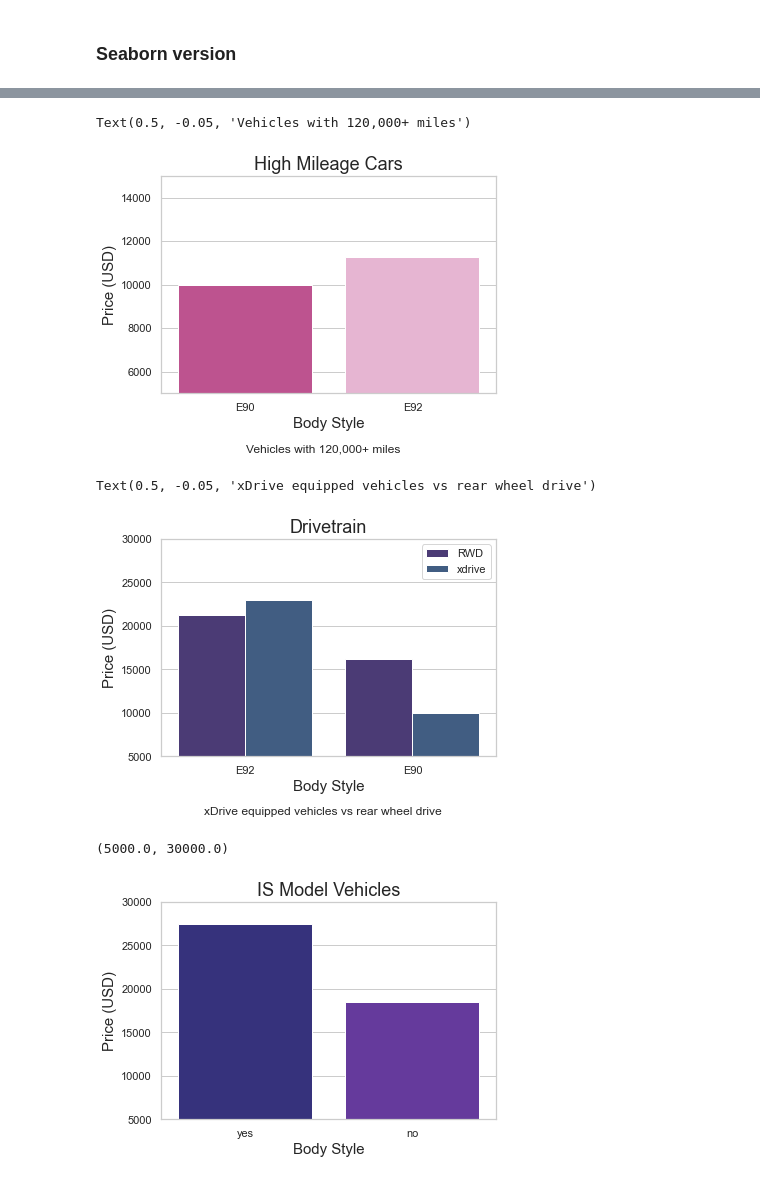
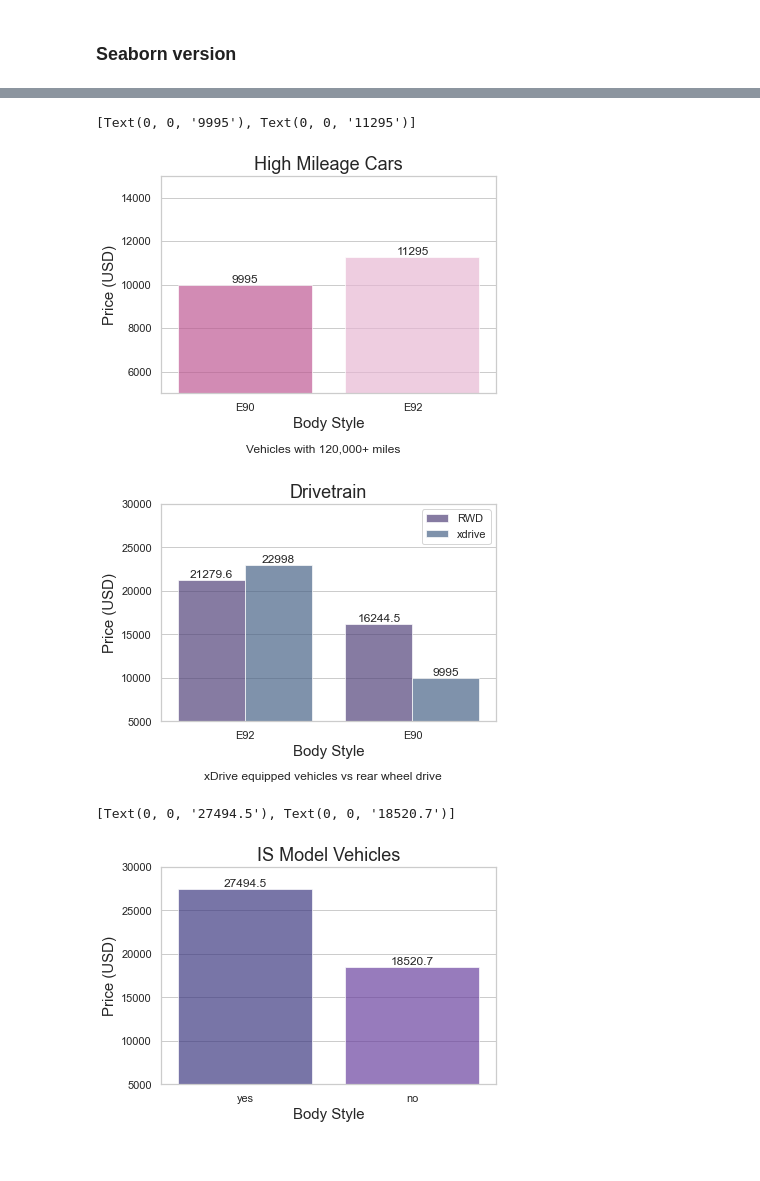
Before and after one commit to MarioRashadHUB/BMW-Price-Analysis, a Jupyter notebook: eda.ipynb, the cells around one changed output, grey strips where cells are left out. Cells and saved outputs as stored; diff of their text form; code cells hidden in the pictures.

Commit message:
updated charts

```diff
--- a/eda.ipynb
+++ b/eda.ipynb
@@ -275,7 +281,7 @@ df_high_miles = df[df['high_mileage'] == 'yes']
 
 sns.set_palette("PiYG")
 
-high_miles_graph = sns.barplot(data=df_high_miles, x='body_style', y='Price', ci = None)
+high_miles_graph = sns.barplot(data=df_high_miles, x='body_style', y='Price', ci = None, alpha=0.67)
 
 high_miles_graph.set_xlabel("Body Style", fontsize = 15)
 
@@ -286,15 +292,17 @@ high_miles_graph.set_title("High Mileage Cars", fontsize = 18)
 high_miles_graph.set_ylim(5000, 15000)
 
 plt.suptitle("Vehicles with 120,000+ miles", fontsize=12, y=-0.05)
+
+high_miles_graph.bar_label(high_miles_graph.containers[0])
 # %% [output]
-Text(0.5, -0.05, 'Vehicles with 120,000+ miles')
+[Text(0, 0, '9995'), Text(0, 0, '11295')]
-[figure, old version]
+[figure, new version]
 # %%
 sns.set_palette("viridis")
 
 
 drivetrain_graph = sns.barplot(data=df,x='body_style', y='Price',
-                               hue='xdrive_yn', ci=None)
+                               hue='xdrive_yn', ci=None, alpha=0.67)
 
 drivetrain_graph.set_xlabel("Body Style", fontsize = 15)
 
@@ -308,23 +316,26 @@ drivetrain_graph.legend(labels=['RWD',
 drivetrain_graph.set_ylim(5000, 30000)
 
 plt.suptitle("xDrive equipped vehicles vs rear wheel drive", fontsize=12, y=-0.05)
+
+for container in drivetrain_graph.containers:
+    drivetrain_graph.bar_label(container)
 # %% [output]
-Text(0.5, -0.05, 'xDrive equipped vehicles vs rear wheel drive')
-[figure, old version]
+[figure, new version]
 # %%
 sns.set_palette("CMRmap")
 
-
-ismodel_graph = sns.barplot(data = df, x='is_model_yn', y='Price', ci = None)
+ismodel_graph = sns.barplot(data = df, x='is_model_yn', y='Price', ci = None, alpha=0.67)
 
 ismodel_graph.set_xlabel("Body Style", fontsize = 15)
 
 ismodel_graph.set_ylabel("Price (USD)", fontsize = 15)
 
 ismodel_graph.set_title("IS Model Vehicles", fontsize = 18)
 
 ismodel_graph.set_ylim(5000, 30000)
+
+ismodel_graph.bar_label(ismodel_graph.containers[0])
 # %% [output]
-(5000.0, 30000.0)
+[Text(0, 0, '27494.5'), Text(0, 0, '18520.7')]
-[figure, old version]
+[figure, new version]
 # %%
```
Also changed, not shown: parts of 4 cells of this notebook.
